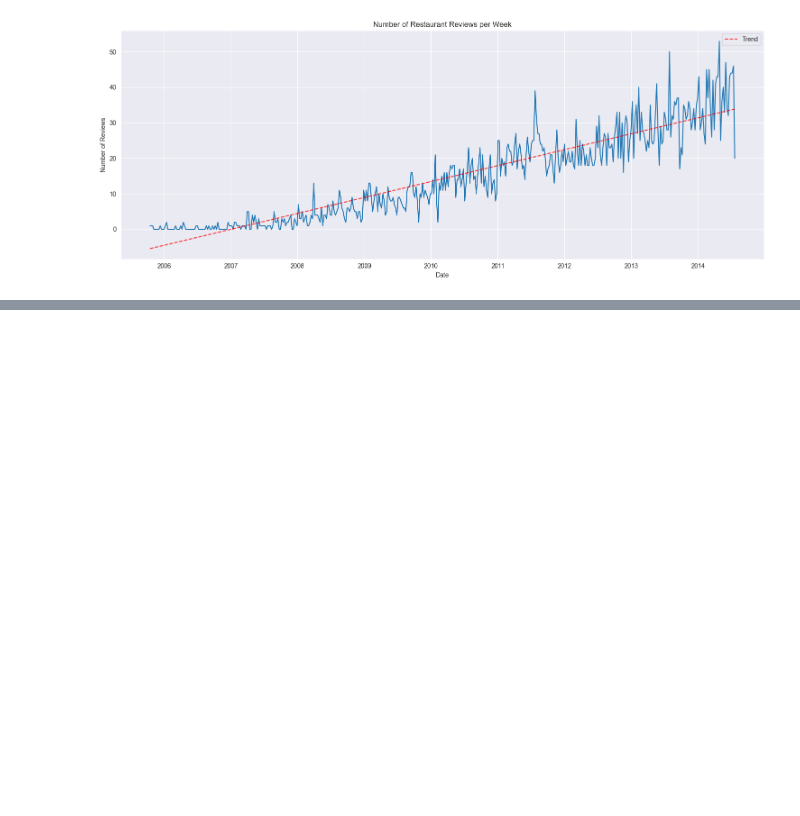
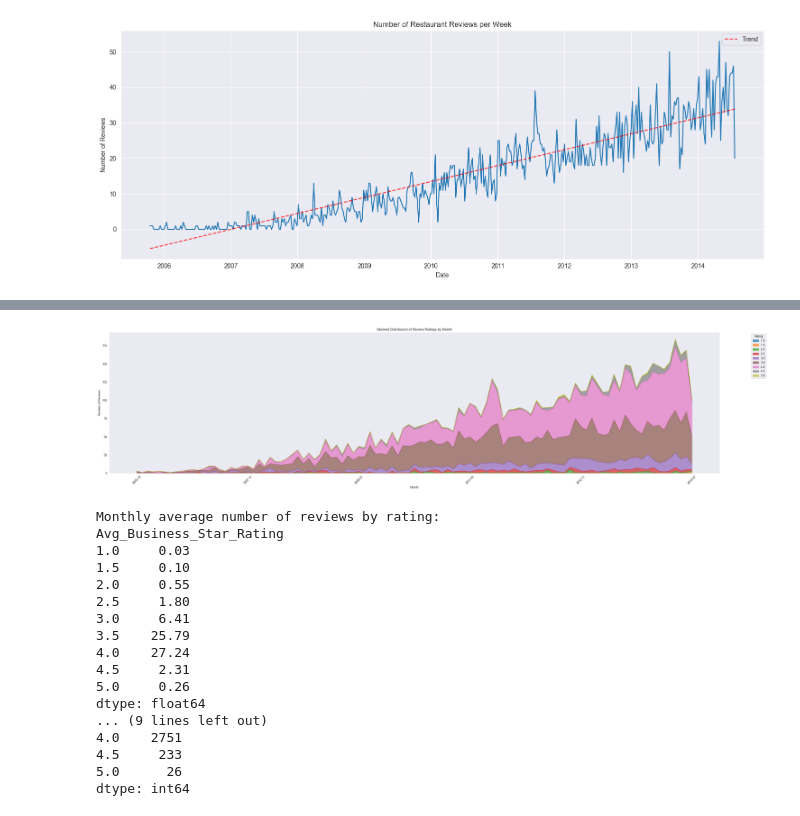
Before and after one commit to Capta1n-n9m0/ei-task, a Jupyter notebook: section1.ipynb, the cells around one changed output, grey strips where cells are left out. Cells and saved outputs as stored; diff of their text form; code cells hidden in the pictures; blank space fills up the shorter version.

```diff
--- a/section1.ipynb
+++ b/section1.ipynb
@@ -530,0 +464,36 @@ Index file has been saved as 'plots/restaurant_plot_index.csv'
+# %%
+# Optional: Stacked area plot
+rating_by_month.plot(kind='area', stacked=True, alpha=0.7, figsize=(32, 8))
+plt.title('Stacked Distribution of Review Ratings by Month')
+plt.xlabel('Month')
+plt.ylabel('Number of Reviews')
+plt.legend(title='Rating', bbox_to_anchor=(1.05, 1), loc='upper left')
+plt.grid(True, linestyle='--', alpha=0.7)
+plt.xticks(rotation=45)
+plt.tight_layout()
+plt.show()
+
+# Print summary statistics
+print("\nMonthly average number of reviews by rating:")
+print(rating_by_month.mean().round(2))
+print("\nTotal number of reviews by rating:")
+print(rating_by_month.sum())
+# %% [output]
+[figure, added]
+Monthly average number of reviews by rating:
+Avg_Business_Star_Rating
+1.0     0.03
+1.5     0.10
+2.0     0.55
+2.5     1.80
+3.0     6.41
+3.5    25.79
+4.0    27.24
+4.5     2.31
+5.0     0.26
+dtype: float64
+... (9 lines left out)
+4.0    2751
+4.5     233
+5.0      26
+dtype: int64
```
Also changed, not shown: parts of 35 cells of this notebook, 1 other file.
